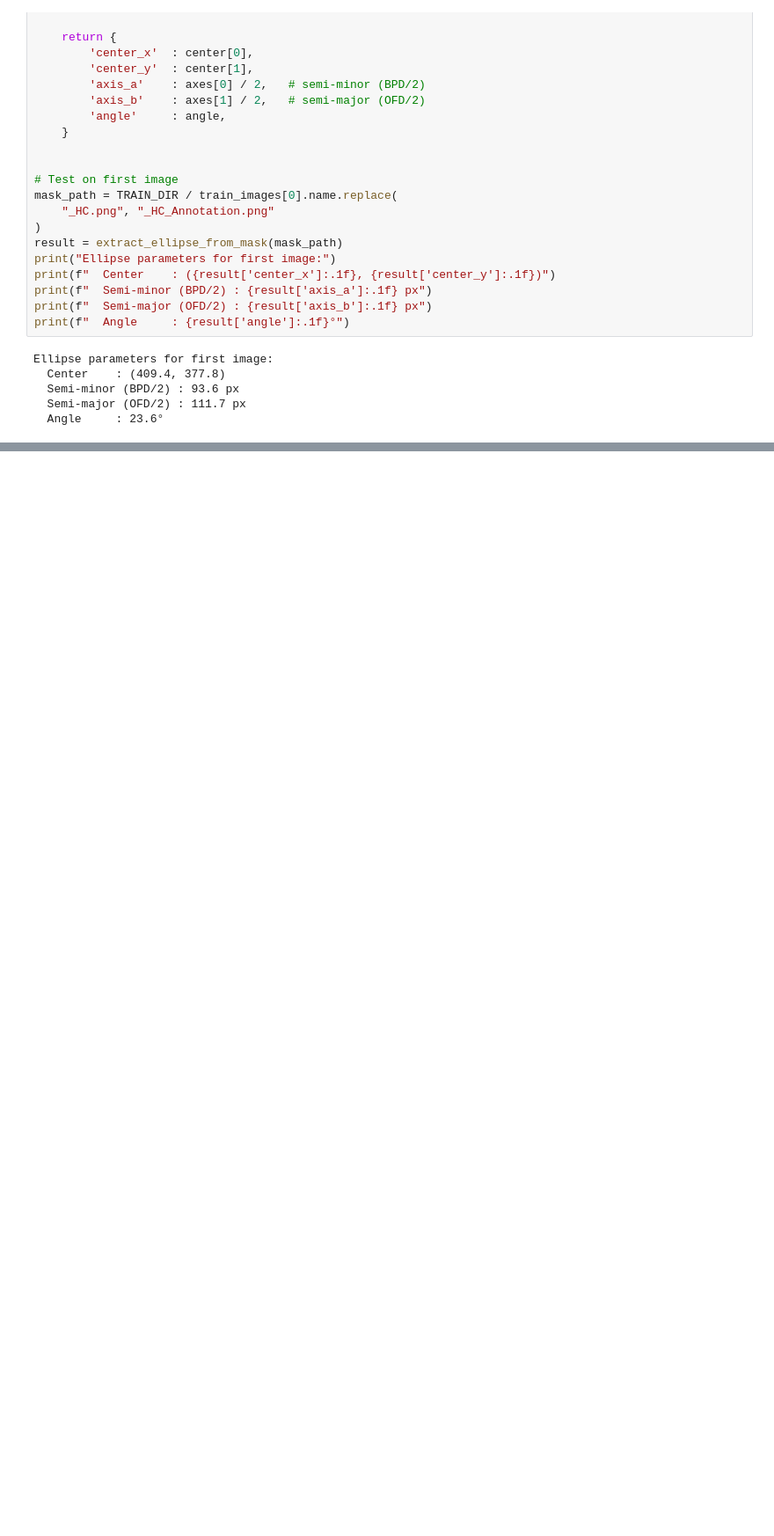
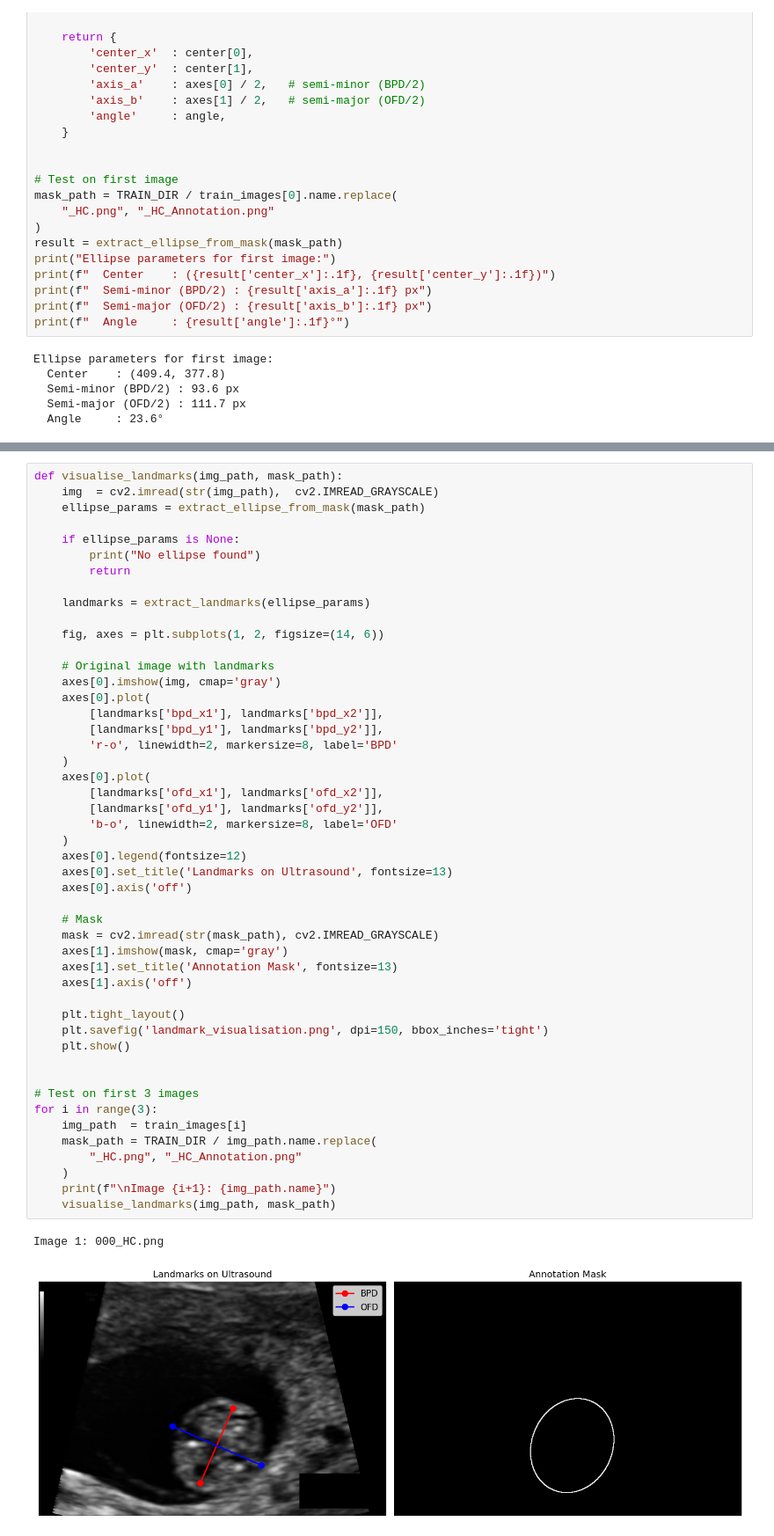
Before and after one commit to UMESH-KALE0777/MaternaVision, a Jupyter notebook: training/notebooks/01_EDA.ipynb, the cells around one changed output, grey strips where cells are left out. Shown at 88% size. Drawn from its saved outputs; the diff is of its cells as text; blank space fills up the shorter version.

Commit message:
Umesh - implemented landmark extraction from ellipse, mask-based ellipse/landmark handling, and landmark visualization on images

```diff
--- a/training/notebooks/01_EDA.ipynb
+++ b/training/notebooks/01_EDA.ipynb
@@ -308,0 +360,51 @@ Ellipse parameters for first image:
+# %%
+def visualise_landmarks(img_path, mask_path):
+    img  = cv2.imread(str(img_path),  cv2.IMREAD_GRAYSCALE)
+    ellipse_params = extract_ellipse_from_mask(mask_path)
+
+    if ellipse_params is None:
+        print("No ellipse found")
+        return
+
+    landmarks = extract_landmarks(ellipse_params)
+
+    fig, axes = plt.subplots(1, 2, figsize=(14, 6))
+
+    # Original image with landmarks
+    axes[0].imshow(img, cmap='gray')
+    axes[0].plot(
+        [landmarks['bpd_x1'], landmarks['bpd_x2']],
+        [landmarks['bpd_y1'], landmarks['bpd_y2']],
+        'r-o', linewidth=2, markersize=8, label='BPD'
+    )
+    axes[0].plot(
+        [landmarks['ofd_x1'], landmarks['ofd_x2']],
+        [landmarks['ofd_y1'], landmarks['ofd_y2']],
+        'b-o', linewidth=2, markersize=8, label='OFD'
+    )
+    axes[0].legend(fontsize=12)
+    axes[0].set_title('Landmarks on Ultrasound', fontsize=13)
+    axes[0].axis('off')
+
+    # Mask
+    mask = cv2.imread(str(mask_path), cv2.IMREAD_GRAYSCALE)
+    axes[1].imshow(mask, cmap='gray')
+    axes[1].set_title('Annotation Mask', fontsize=13)
+    axes[1].axis('off')
+
+    plt.tight_layout()
+    plt.savefig('landmark_visualisation.png', dpi=150, bbox_inches='tight')
+    plt.show()
+
+
+# Test on first 3 images
+for i in range(3):
+    img_path  = train_images[i]
+    mask_path = TRAIN_DIR / img_path.name.replace(
+        "_HC.png", "_HC_Annotation.png"
+    )
+    print(f"\nImage {i+1}: {img_path.name}")
+    visualise_landmarks(img_path, mask_path)
+# %% [output]
+Image 1: 000_HC.png
+[figure, added]
```
Also changed, not shown: parts of 3 cells of this notebook, 1 other file.
